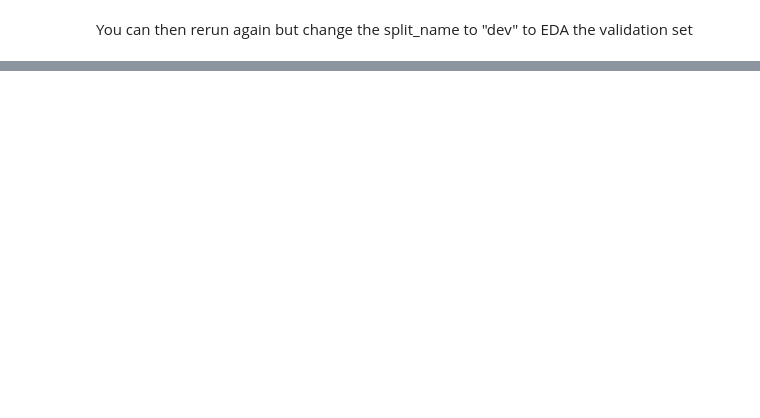
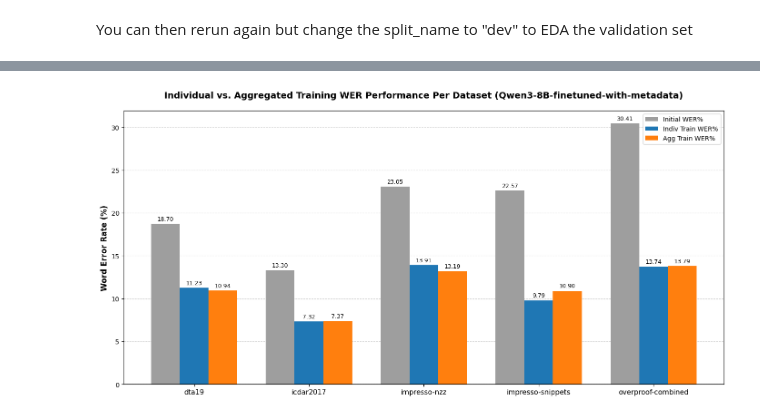
Before and after one commit to tmdeptrai/hipe-ocrepair-llm, a Jupyter notebook: notebook.ipynb, the cells around one changed output, grey strips where cells are left out. Drawn from its saved outputs; the diff is of its cells as text; code cells hidden in the pictures; blank space fills up the shorter version.

```diff
--- a/notebook.ipynb
+++ b/notebook.ipynb
@@ -189,0 +197,84 @@ plt.show()
+# %%
+import matplotlib.pyplot as plt
+import numpy as np
+
+# ==========================================
+# 1. Input Data
+# ==========================================
+datasets = ['dta19', 'icdar2017', 'impresso-nzz', 'impresso-snippets', 'overproof-combined']
+
+initial_wer = [18.7, 13.30, 23.05, 22.57, 30.41]
+
+# Data for Individual Training protocol (%)
+indiv_wer = [11.23, 7.32, 13.91, 9.79, 13.74]
+
+# Data for Aggregated Training protocol (%)
+agg_wer = [10.94, 7.37, 13.19, 10.90, 13.79]
+
+# ==========================================
+# 2. Plot Setup
+# ==========================================
+x = np.arange(len(datasets))  # The label locations on the x-axis
+width = 0.25  # Slightly wider since we only have 3 bars now
+
+fig, ax = plt.subplots(figsize=(14, 7))
+
+# ==========================================
+# 3. Draw the Bars
+# ==========================================
+# Group 1: Initial/Baseline (Neutral Gray)
+rects1 = ax.bar(x - width, initial_wer, width, label='Initial WER%', color='#9e9e9e')
+
+# Group 2: Individual Training (Blue)
+rects2 = ax.bar(x, indiv_wer, width, label='Indiv Train WER%', color='#1f77b4')
+
+# Group 3: Aggregated Training (Orange)
+rects3 = ax.bar(x + width, agg_wer, width, label='Agg Train WER%', color='#ff7f0e')
+
+# ==========================================
+# 4. Formatting & Labels
+# ==========================================
+ax.set_ylabel('Word Error Rate (%)', fontsize=12, fontweight='bold')
+ax.set_title('Individual vs. Aggregated Training WER Performance Per Dataset (Qwen3-8B-finetuned-with-metadata)', fontsize=14, fontweight='bold', pad=20)
+ax.set_xticks(x)
+ax.set_xticklabels(datasets, fontsize=11)
+ax.legend(loc='upper right', fontsize=10)
+
+# Add a horizontal line at y=0 to clearly separate positive/negative values
+ax.axhline(0, color='black', linewidth=1)
+
+# Add a subtle grid to help supervisors read the exact values
+ax.yaxis.grid(True, linestyle='--', alpha=0.6)
+ax.set_axisbelow(True)
+
+# ==========================================
+# 5. Auto-labeling exact values on top of bars
+# ==========================================
+def autolabel(rects):
+    """Attach a text label above each bar in *rects*, displaying its height."""
+    for rect in rects:
+        height = rect.get_height()
+
+        # Dynamic offset and alignment to handle negative values (like DTA19: -0.45) safely
+        y_offset = 3 if height >= 0 else -12
+        va = 'bottom' if height >= 0 else 'top'
+
+        ax.annotate(f'{height:.2f}',
+                    xy=(rect.get_x() + rect.get_width() / 2, height),
+                    xytext=(0, y_offset),
+                    textcoords="offset points",
+                    ha='center', va=va, fontsize=9)
+
+autolabel(rects1)
+autolabel(rects2)
+autolabel(rects3)
+
+fig.tight_layout()
+
+# ==========================================
+# 6. Render / Save
+# ==========================================
+plt.savefig('./report/figures/protocol_comparison_wer.png', dpi=300, bbox_inches='tight')
+plt.show()
+# %% [output]
+[figure, added]
```
Also changed, not shown: parts of 2 cells of this notebook, 15 other files.
